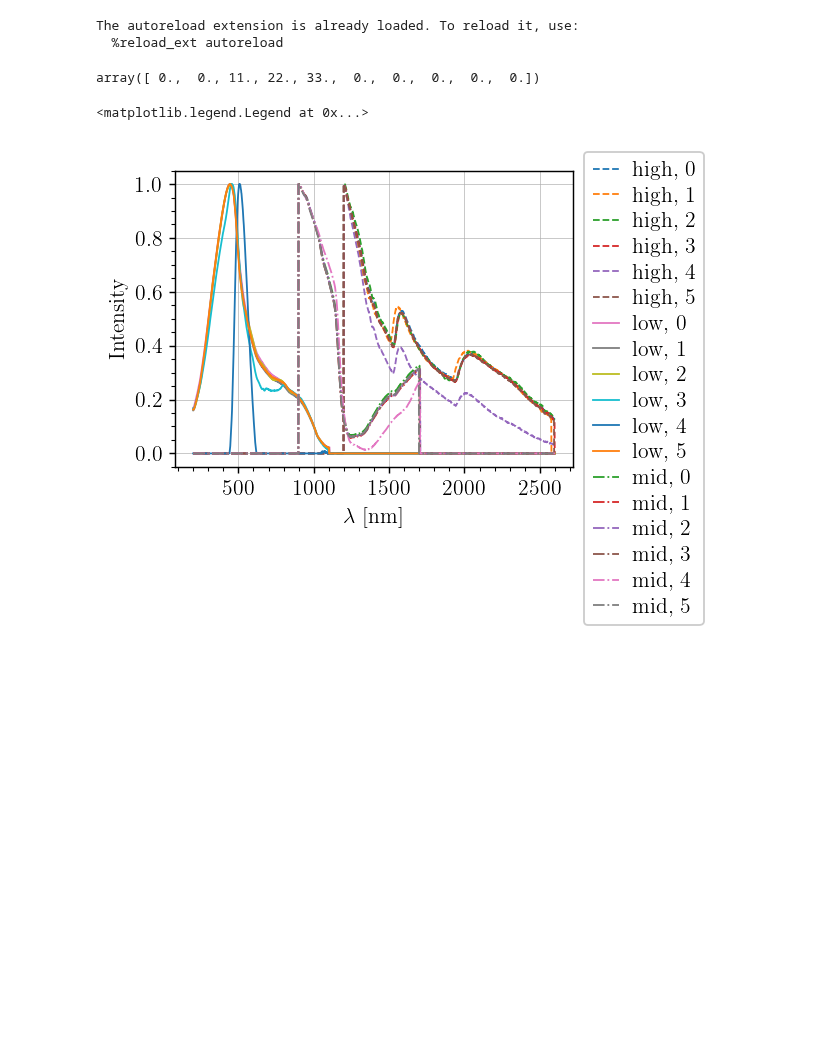
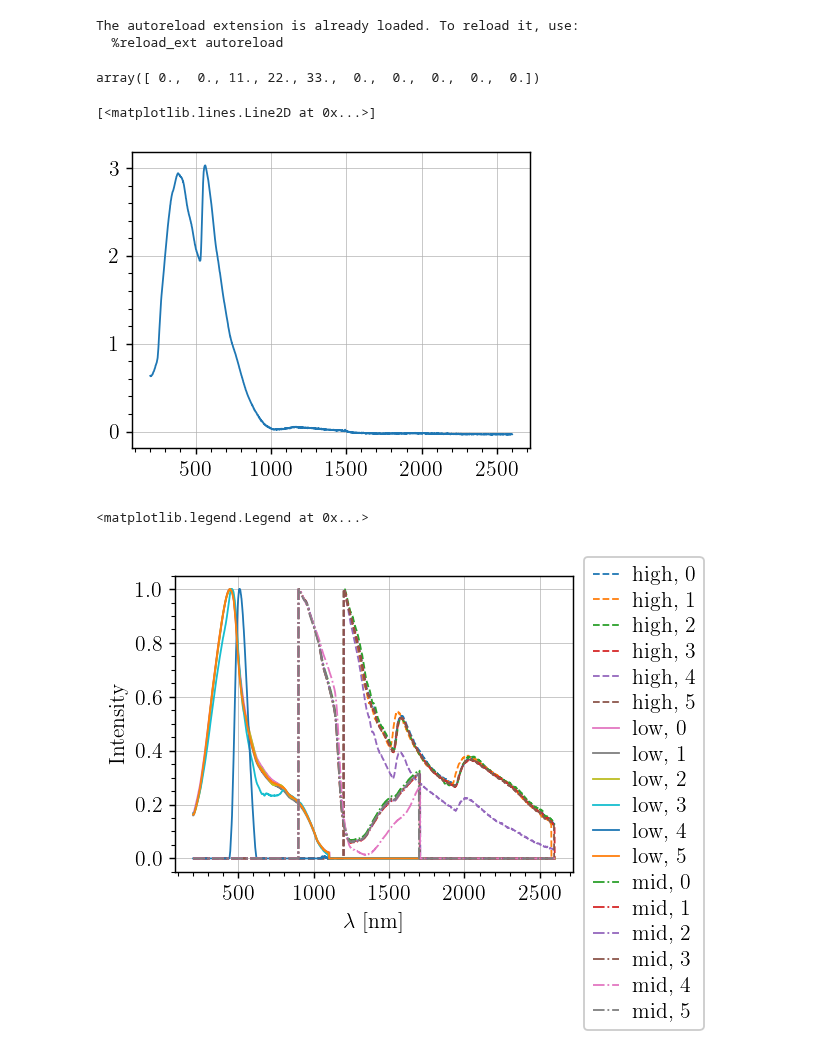
Before and after one commit to TomVdt/TPIII, a Jupyter notebook: 06-photoemission-interne/analyse/exp2_calibration.ipynb, the cells around one changed output. Cells and saved outputs as stored; diff of their text form; code cells hidden in the pictures; blank space fills up the shorter version.

```diff
--- a/06-photoemission-interne/analyse/exp2_calibration.ipynb
+++ b/06-photoemission-interne/analyse/exp2_calibration.ipynb
@@ -35,6 +35,11 @@ array([ 0.,  0., 11., 22., 33.,  0.,  0.,  0.,  0.,  0.])
 calibration_dataset = load_calibration("calibration")
 photocurrent_dataset = load_photocurrent("photoemission")
 sensor_response_dataset = load_sensor_response("sensor-responsivity")
+# %%
+plt.plot(photocurrent_dataset[0].lambd, photocurrent_dataset[0].intensity)
+# %% [output]
+[<matplotlib.lines.Line2D at 0x...>]
+[figure, added]
 # %%
 for data in calibration_dataset:
     line, = plt.plot(data.lambd, data.intensity, label=f"{data.sensor}, {data.filter}")
```
Also changed, not shown: 9 other files.
